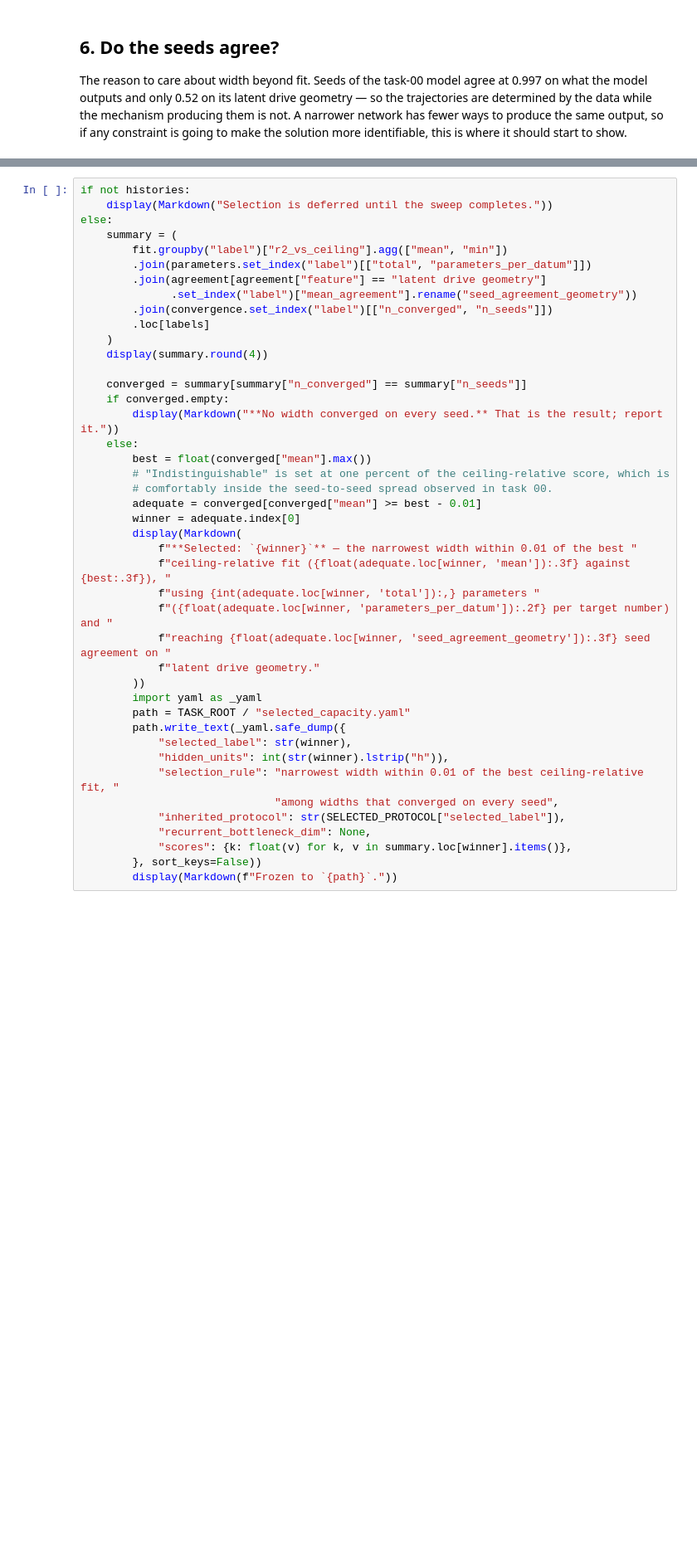
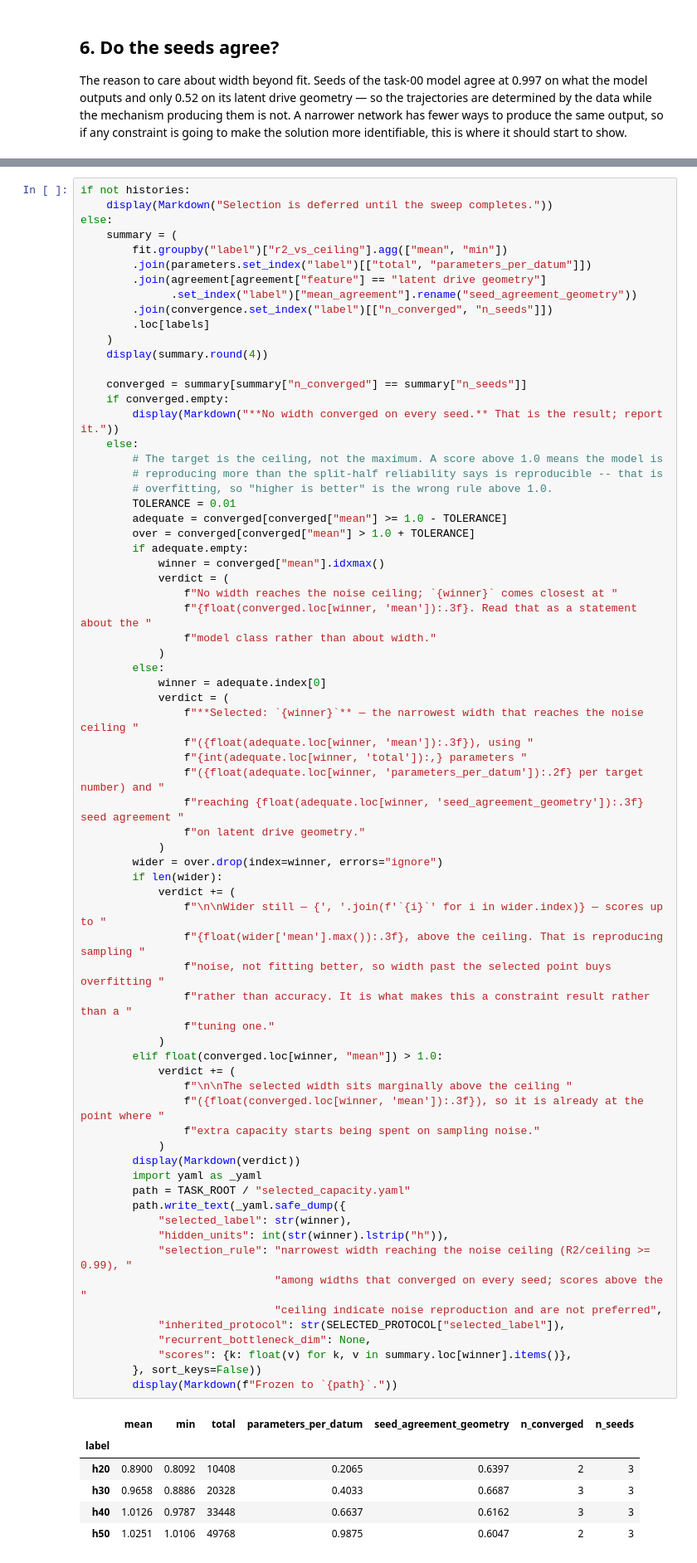
Before and after one commit to gprabaha/dal_monte_2022_analysis, a Jupyter notebook: notebooks/mrnn_thesis/01_capacity.ipynb, the cells around one changed output, grey strips where cells are left out. Shown at 83% size. Cells and saved outputs as stored; diff of their text form; blank space fills up the shorter version.

```diff
--- a/notebooks/mrnn_thesis/01_capacity.ipynb
+++ b/notebooks/mrnn_thesis/01_capacity.ipynb
@@ -318,44 +344,77 @@ explicitly rather than by formula.
 # %%
 if not histories:
     display(Markdown("Selection is deferred until the sweep completes."))
 else:
     summary = (
         fit.groupby("label")["r2_vs_ceiling"].agg(["mean", "min"])
         .join(parameters.set_index("label")[["total", "parameters_per_datum"]])
         .join(agreement[agreement["feature"] == "latent drive geometry"]
               .set_index("label")["mean_agreement"].rename("seed_agreement_geometry"))
         .join(convergence.set_index("label")[["n_converged", "n_seeds"]])
         .loc[labels]
     )
     display(summary.round(4))
 
     converged = summary[summary["n_converged"] == summary["n_seeds"]]
     if converged.empty:
         display(Markdown("**No width converged on every seed.** That is the result; report it."))
     else:
-        best = float(converged["mean"].max())
-        # "Indistinguishable" is set at one percent of the ceiling-relative score, which is
-        # comfortably inside the seed-to-seed spread observed in task 00.
-        adequate = converged[converged["mean"] >= best - 0.01]
-        winner = adequate.index[0]
-        display(Markdown(
-            f"**Selected: `{winner}`** — the narrowest width within 0.01 of the best "
-            f"ceiling-relative fit ({float(adequate.loc[winner, 'mean']):.3f} against {best:.3f}), "
-            f"using {int(adequate.loc[winner, 'total']):,} parameters "
-            f"({float(adequate.loc[winner, 'parameters_per_datum']):.2f} per target number) and "
-            f"reaching {float(adequate.loc[winner, 'seed_agreement_geometry']):.3f} seed agreement on "
-            f"latent drive geometry."
-        ))
+        # The target is the ceiling, not the maximum. A score above 1.0 means the model is
+        # reproducing more than the split-half reliability says is reproducible -- that is
+        # overfitting, so "higher is better" is the wrong rule above 1.0.
+        TOLERANCE = 0.01
+        adequate = converged[converged["mean"] >= 1.0 - TOLERANCE]
+        over = converged[converged["mean"] > 1.0 + TOLERANCE]
+        if adequate.empty:
+            winner = converged["mean"].idxmax()
+            verdict = (
+                f"No width reaches the noise ceiling; `{winner}` comes closest at "
+                f"{float(converged.loc[winner, 'mean']):.3f}. Read that as a statement about the "
+                f"model class rather than about width."
+            )
+        else:
+            winner = adequate.index[0]
+            verdict = (
+                f"**Selected: `{winner}`** — the narrowest width that reaches the noise ceiling "
+                f"({float(adequate.loc[winner, 'mean']):.3f}), using "
+                f"{int(adequate.loc[winner, 'total']):,} parameters "
+                f"({float(adequate.loc[winner, 'parameters_per_datum']):.2f} per target number) and "
+                f"reaching {float(adequate.loc[winner, 'seed_agreement_geometry']):.3f} seed agreement "
+                f"on latent drive geometry."
+            )
+        wider = over.drop(index=winner, errors="ignore")
+        if len(wider):
+            verdict += (
+                f"\n\nWider still — {', '.join(f'`{i}`' for i in wider.index)} — scores up to "
+                f"{float(wider['mean'].max()):.3f}, above the ceiling. That is reproducing sampling "
+                f"noise, not fitting better, so width past the selected point buys overfitting "
+                f"rather than accuracy. It is what makes this a constraint result rather than a "
+                f"tuning one."
+            )
+        elif float(converged.loc[winner, "mean"]) > 1.0:
+            verdict += (
+                f"\n\nThe selected width sits marginally above the ceiling "
+                f"({float(converged.loc[winner, 'mean']):.3f}), so it is already at the point where "
+                f"extra capacity starts being spent on sampling noise."
+            )
+        display(Markdown(verdict))
         import yaml as _yaml
         path = TASK_ROOT / "selected_capacity.yaml"
         path.write_text(_yaml.safe_dump({
             "selected_label": str(winner),
             "hidden_units": int(str(winner).lstrip("h")),
-            "selection_rule": "narrowest width within 0.01 of the best ceiling-relative fit, "
-                              "among widths that converged on every seed",
+            "selection_rule": "narrowest width reaching the noise ceiling (R2/ceiling >= 0.99), "
+                              "among widths that converged on every seed; scores above the "
+                              "ceiling indicate noise reproduction and are not preferred",
             "inherited_protocol": str(SELECTED_PROTOCOL["selected_label"]),
             "recurrent_bottleneck_dim": None,
             "scores": {k: float(v) for k, v in summary.loc[winner].items()},
         }, sort_keys=False))
         display(Markdown(f"Frozen to `{path}`."))
 # %% [output]
+|  | mean | min | total | parameters_per_datum | seed_agreement_geometry | n_converged | n_seeds |
+| label |  |  |  |  |  |  |  |
+| h20 | 0.8900 | 0.8092 | 10408 | 0.2065 | 0.6397 | 2 | 3 |
+| h30 | 0.9658 | 0.8886 | 20328 | 0.4033 | 0.6687 | 3 | 3 |
+| h40 | 1.0126 | 0.9787 | 33448 | 0.6637 | 0.6162 | 3 | 3 |
+| h50 | 1.0251 | 1.0106 | 49768 | 0.9875 | 0.6047 | 2 | 3 |
```
Also changed, not shown: parts of 11 cells of this notebook, 5 other files.
